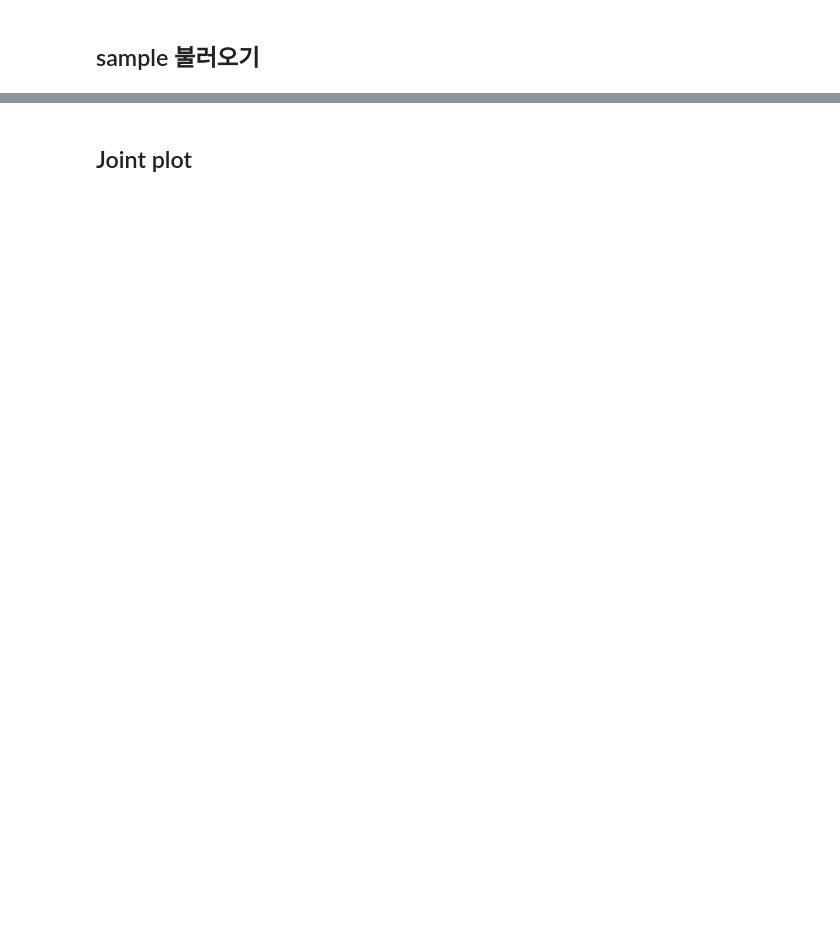
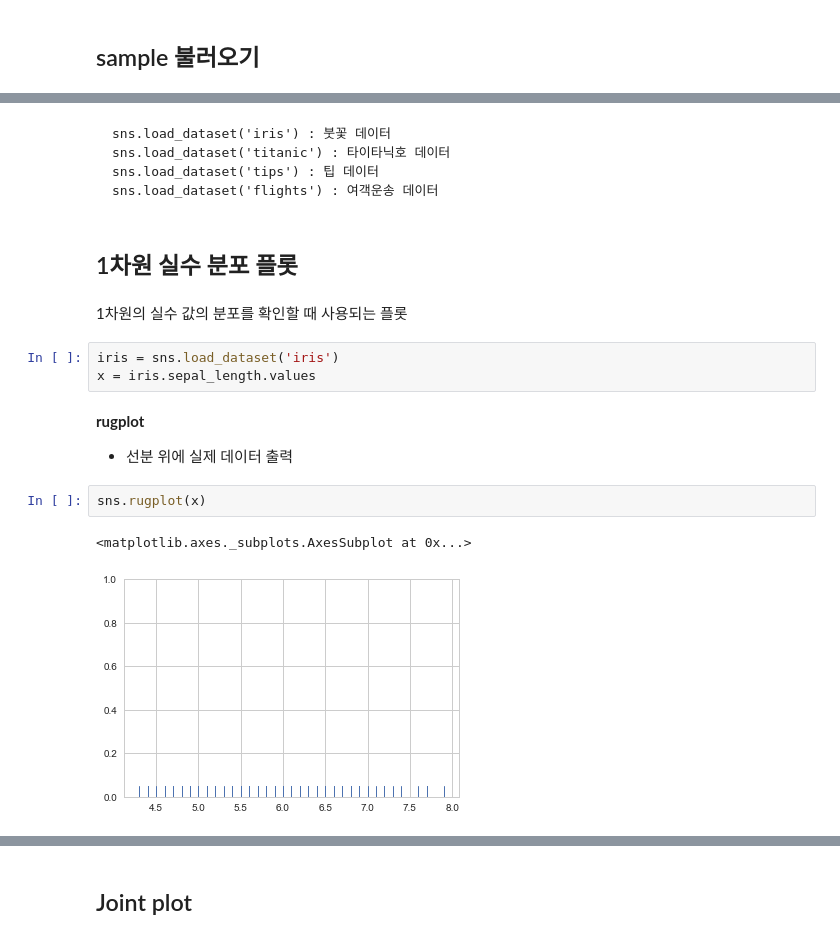
Before and after one commit to wjy5446/TIL, a Jupyter notebook: 4_pakage/Seaborn/seaborn-memo.ipynb, the cells around one changed output, grey strips where cells are left out. Drawn from its saved outputs; the diff is of its cells as text; blank space fills up the shorter version.

````diff
--- a/4_pakage/Seaborn/seaborn-memo.ipynb
+++ b/4_pakage/Seaborn/seaborn-memo.ipynb
@@ -62,0 +54,22 @@ sns.distplot(iris.petal_length.values, kde=True, rug=True) : 바형 그래프
+# %% [markdown]
+```
+sns.load_dataset('iris') : 붓꽃 데이터
+sns.load_dataset('titanic') : 타이타닉호 데이터
+sns.load_dataset('tips') : 팁 데이터
+sns.load_dataset('flights') : 여객운송 데이터
+```
+# %% [markdown]
+## 1차원 실수 분포 플롯
+# %% [markdown]
+1차원의 실수 값의 분포를 확인할 때 사용되는 플롯
+# %%
+iris = sns.load_dataset('iris')
+x = iris.sepal_length.values
+# %% [markdown]
+**rugplot**
+- 선분 위에 실제 데이터 출력
+# %%
+sns.rugplot(x)
+# %% [output]
+<matplotlib.axes._subplots.AxesSubplot at 0x...>
+[figure, added]
````
Also changed, not shown: parts of 38 cells of this notebook, 2 other files.
